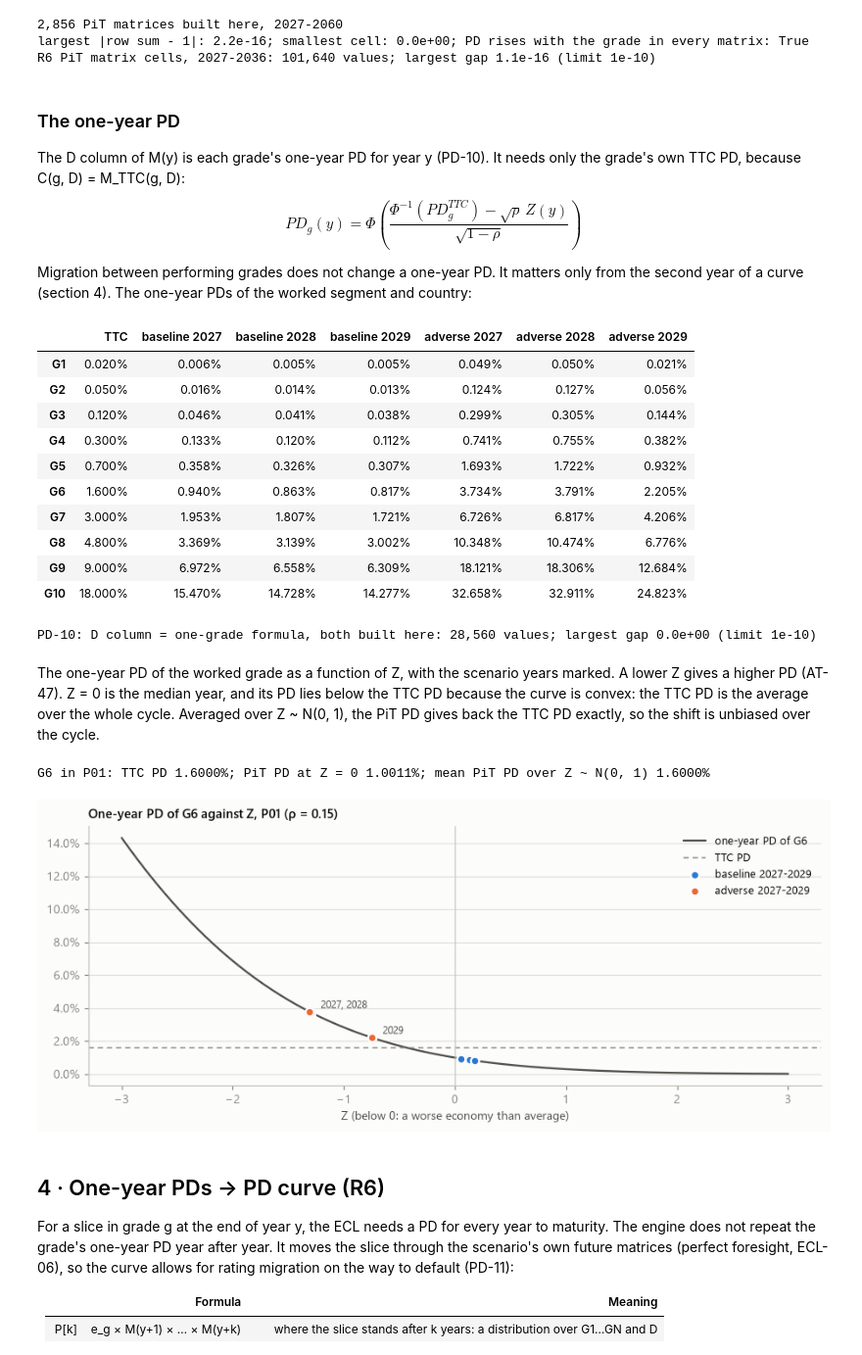
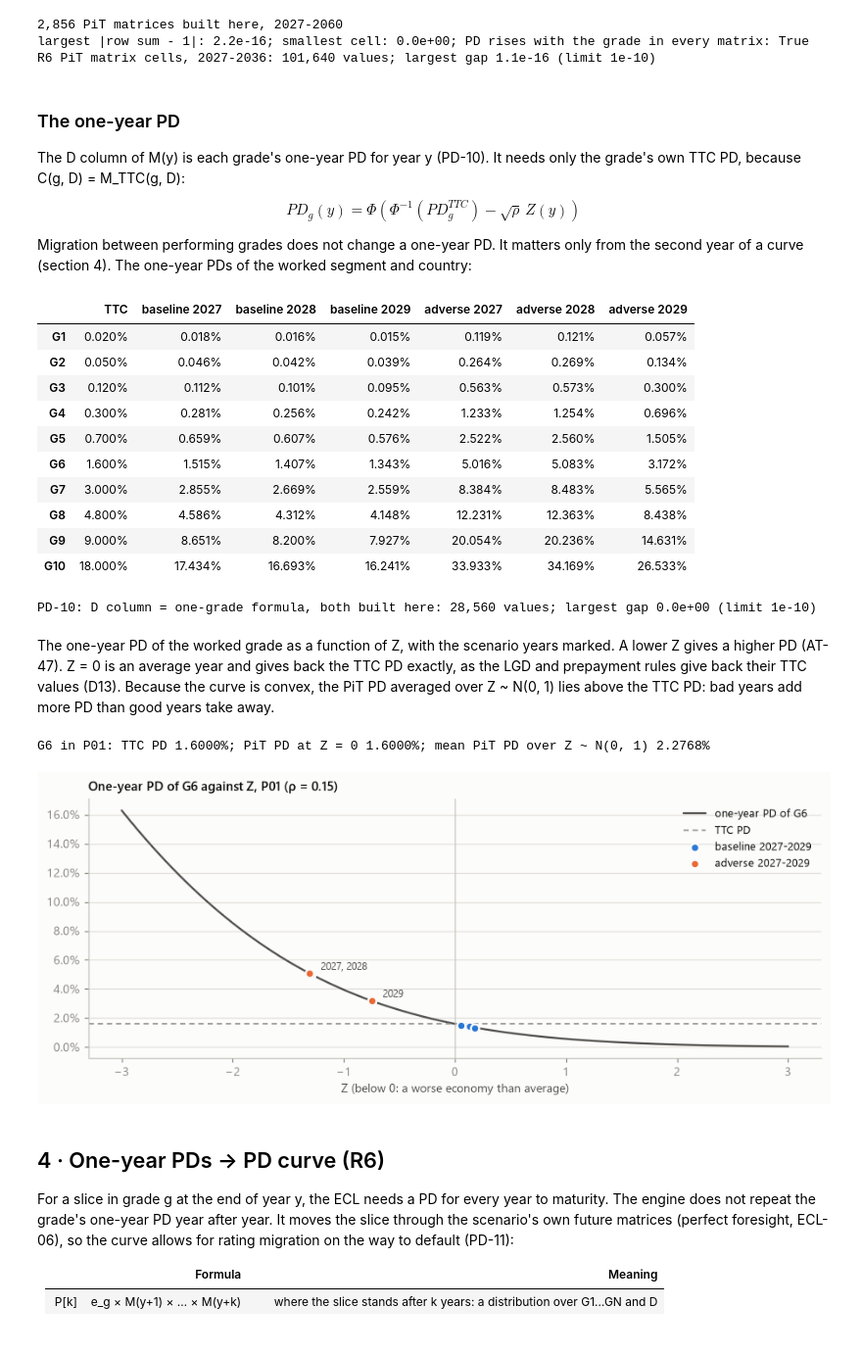
Before and after one commit to at621/stresstest_simulation, a Jupyter notebook: notebooks/02_annual_pd_calculation.ipynb, the cells around one changed output. Shown at 98% size. Drawn from its saved outputs; the diff is of its cells as text; code cells hidden in the pictures.

```diff
--- a/notebooks/02_annual_pd_calculation.ipynb
+++ b/notebooks/02_annual_pd_calculation.ipynb
@@ -331,13 +331,13 @@ row = TTC[SEGMENT][rank[GRADE]]
 c_ttc = row[::-1].cumsum()[::-1]
 c_ttc[0] = 1.0
 threshold = norm.ppf(c_ttc)
-shifted = (threshold - np.sqrt(rho) * z_first) / np.sqrt(1.0 - rho)
+shifted = threshold - np.sqrt(rho) * z_first
 c_pit = norm.cdf(shifted)
 m_pit = c_pit - np.append(c_pit[1:], 0.0)
 
 print(f"{SEGMENT} {COUNTRY}, {SCENARIO} {years[0]}: Z = {z_first:+.6f}, rho = {rho}; row {GRADE}")
 steps = pd.DataFrame({"M_TTC": row, "C_TTC": c_ttc, "threshold = Φ⁻¹(C_TTC)": threshold,
-                      "shifted = (threshold − √ρ·Z) / √(1−ρ)": shifted, "C_PiT = Φ(shifted)": c_pit,
+                      "shifted = threshold − √ρ·Z": shifted, "C_PiT = Φ(shifted)": c_pit,
                       "M_PiT": m_pit}, index=labels).T
 probabilities = pd.IndexSlice[["M_TTC", "C_TTC", "C_PiT = Φ(shifted)", "M_PiT"], :]
 steps.style.format("{:.4f}").format("{:.4%}", subset=probabilities)
@@ -358,7 +358,7 @@ def pit_matrix(ttc: np.ndarray, z: float, rho: float) -> np.ndarray:
     c = ttc[:n, ::-1].cumsum(axis=1)[:, ::-1]  # C(i, j): grade j or worse
     c = c.clip(0.0, 1.0)  # guards against rounding in the sum
     c[:, 0] = 1.0  # G1 or worse is certain
-    c_pit = norm.cdf((norm.ppf(c) - np.sqrt(rho) * z) / np.sqrt(1.0 - rho))
+    c_pit = norm.cdf(norm.ppf(c) - np.sqrt(rho) * z)
     c_pit[:, 0] = 1.0
     m = np.zeros_like(ttc)
     m[:n, :-1] = c_pit[:, :-1] - c_pit[:, 1:]
@@ -390,7 +390,7 @@ R6 PiT matrix cells, 2027-2036: 101,640 values; largest gap 1.1e-16 (limit 1e-10
 
 The D column of M(y) is each grade's one-year PD for year y (PD-10). It needs only the grade's own TTC PD, because C(g, D) = M_TTC(g, D):
 
-$$PD_g(y) = \Phi\!\left(\frac{\Phi^{-1}(PD^{TTC}_g) - \sqrt{\rho}\, Z(y)}{\sqrt{1-\rho}}\right)$$
+$$PD_g(y) = \Phi\!\left(\Phi^{-1}(PD^{TTC}_g) - \sqrt{\rho}\, Z(y)\right)$$
 
 Migration between performing grades does not change a one-year PD. It matters only from the second year of a curve (section 4). The one-year PDs of the worked segment and country:
 # %%
@@ -403,31 +403,31 @@ closed, d_column = [], []
 for (segment, country, scenario, year), m in PIT.items():
     r = float(ps["segments"][segment]["rho"])
     z = z_of[(segment, country, scenario, year)]
-    closed.append(norm.cdf((norm.ppf(TTC[segment][:n, -1]) - np.sqrt(r) * z) / np.sqrt(1 - r)))
+    closed.append(norm.cdf(norm.ppf(TTC[segment][:n, -1]) - np.sqrt(r) * z))
     d_column.append(m[:n, -1])
 compare("PD-10: D column = one-grade formula, both built here", np.concatenate(d_column),
         np.concatenate(closed))
 # %% [output]
 |  | TTC | baseline 2027 | baseline 2028 | baseline 2029 | adverse 2027 | adverse 2028 | adverse 2029 |
-| G1 | 0.020% | 0.006% | 0.005% | 0.005% | 0.049% | 0.050% | 0.021% |
-| G2 | 0.050% | 0.016% | 0.014% | 0.013% | 0.124% | 0.127% | 0.056% |
-| G3 | 0.120% | 0.046% | 0.041% | 0.038% | 0.299% | 0.305% | 0.144% |
-| G4 | 0.300% | 0.133% | 0.120% | 0.112% | 0.741% | 0.755% | 0.382% |
-| G5 | 0.700% | 0.358% | 0.326% | 0.307% | 1.693% | 1.722% | 0.932% |
-| G6 | 1.600% | 0.940% | 0.863% | 0.817% | 3.734% | 3.791% | 2.205% |
-| G7 | 3.000% | 1.953% | 1.807% | 1.721% | 6.726% | 6.817% | 4.206% |
-| G8 | 4.800% | 3.369% | 3.139% | 3.002% | 10.348% | 10.474% | 6.776% |
-| G9 | 9.000% | 6.972% | 6.558% | 6.309% | 18.121% | 18.306% | 12.684% |
-| G10 | 18.000% | 15.470% | 14.728% | 14.277% | 32.658% | 32.911% | 24.823% |
+| G1 | 0.020% | 0.018% | 0.016% | 0.015% | 0.119% | 0.121% | 0.057% |
+| G2 | 0.050% | 0.046% | 0.042% | 0.039% | 0.264% | 0.269% | 0.134% |
+| G3 | 0.120% | 0.112% | 0.101% | 0.095% | 0.563% | 0.573% | 0.300% |
+| G4 | 0.300% | 0.281% | 0.256% | 0.242% | 1.233% | 1.254% | 0.696% |
+| G5 | 0.700% | 0.659% | 0.607% | 0.576% | 2.522% | 2.560% | 1.505% |
+| G6 | 1.600% | 1.515% | 1.407% | 1.343% | 5.016% | 5.083% | 3.172% |
+| G7 | 3.000% | 2.855% | 2.669% | 2.559% | 8.384% | 8.483% | 5.565% |
+| G8 | 4.800% | 4.586% | 4.312% | 4.148% | 12.231% | 12.363% | 8.438% |
+| G9 | 9.000% | 8.651% | 8.200% | 7.927% | 20.054% | 20.236% | 14.631% |
+| G10 | 18.000% | 17.434% | 16.693% | 16.241% | 33.933% | 34.169% | 26.533% |
 PD-10: D column = one-grade formula, both built here: 28,560 values; largest gap 0.0e+00 (limit 1e-10)
 # %% [markdown]
-The one-year PD of the worked grade as a function of Z, with the scenario years marked. A lower Z gives a higher PD (AT-47). Z = 0 is the median year, and its PD lies below the TTC PD because the curve is convex: the TTC PD is the average over the whole cycle. Averaged over Z ~ N(0, 1), the PiT PD gives back the TTC PD exactly, so the shift is unbiased over the cycle.
+The one-year PD of the worked grade as a function of Z, with the scenario years marked. A lower Z gives a higher PD (AT-47). Z = 0 is an average year and gives back the TTC PD exactly, as the LGD and prepayment rules give back their TTC values (D13). Because the curve is convex, the PiT PD averaged over Z ~ N(0, 1) lies above the TTC PD: bad years add more PD than good years take away.
 # %%
 pd_ttc = TTC[SEGMENT][rank[GRADE], -1]
 
 
 def pd_of_z(z):
-    return norm.cdf((norm.ppf(pd_ttc) - np.sqrt(rho) * z) / np.sqrt(1 - rho))
+    return norm.cdf(norm.ppf(pd_ttc) - np.sqrt(rho) * z)
 
 
 nodes, weights = np.polynomial.hermite_e.hermegauss(80)  # quadrature over Z ~ N(0, 1)
@@ -435,35 +435,35 @@ cycle_mean = (weights * pd_of_z(nodes)).sum() / weights.sum()
 print(f"{GRADE} in {SEGMENT}: TTC PD {pd_ttc:.4%}; PiT PD at Z = 0 {pd_of_z(0.0):.4%}; "
       f"mean PiT PD over Z ~ N(0, 1) {cycle_mean:.4%}")
 
 grid = np.linspace(-3, 3, 241)
 fig, ax = plt.subplots(figsize=(8.5, 3.6))
 ax.plot(grid, pd_of_z(grid), color=INK_SECONDARY, linewidth=1.5, label=f"one-year PD of {GRADE}")
 ax.axhline(pd_ttc, color=MUTED, linewidth=1, linestyle=(0, (4, 3)), label="TTC PD")
 for s in scenarios:
     zs = np.array([z_of[(SEGMENT, COUNTRY, s, y)] for y in years])
     ax.scatter(zs, pd_of_z(zs), s=40, color=COLOURS[s], edgecolor=SURFACE, linewidth=1.5,
                zorder=3, label=f"{s} {years[0]}-{years[-1]}")
     if s != "baseline":  # label the stressed years; years with almost the same Z share a label
         clusters = []
         for i in np.argsort(zs):
             if clusters and zs[i] - zs[clusters[-1][-1]] < 0.15:
                 clusters[-1].append(i)
             else:
                 clusters.append([i])
         for cluster in clusters:
             z = zs[cluster].mean()
             ax.annotate(", ".join(str(years[i]) for i in sorted(cluster)), (z, pd_of_z(z)),
                         textcoords="offset points", xytext=(8, 3), fontsize=8, color=INK_SECONDARY)
 ax.axvline(0, color=AXIS, linewidth=0.8)
 ax.yaxis.set_major_formatter(PercentFormatter(1.0))
 ax.set_xlabel("Z (below 0: a worse economy than average)")
 ax.set_title(f"One-year PD of {GRADE} against Z, {SEGMENT} (ρ = {rho})", loc="left")
 ax.legend(loc="upper right")
 fig.tight_layout()
 plt.show()
 # %% [output]
-G6 in P01: TTC PD 1.6000%; PiT PD at Z = 0 1.0011%; mean PiT PD over Z ~ N(0, 1) 1.6000%
+G6 in P01: TTC PD 1.6000%; PiT PD at Z = 0 1.6000%; mean PiT PD over Z ~ N(0, 1) 2.2768%
-[figure, old version]
+[figure, new version]
 # %% [markdown]
 ## 4 · One-year PDs → PD curve (R6)
 
```
Also changed, not shown: parts of 11 cells of this notebook, 9 other files.
